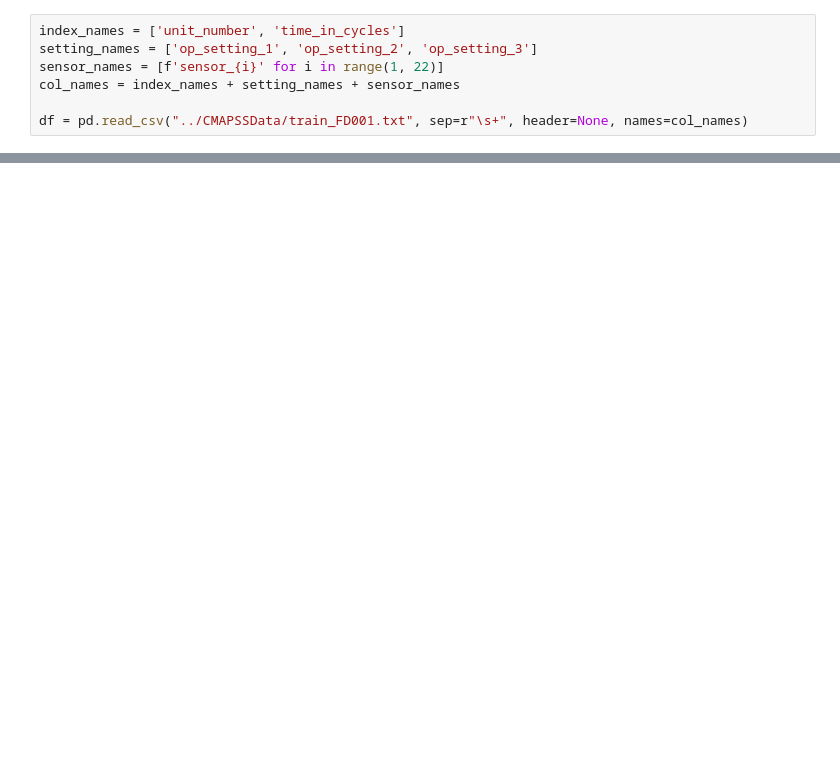
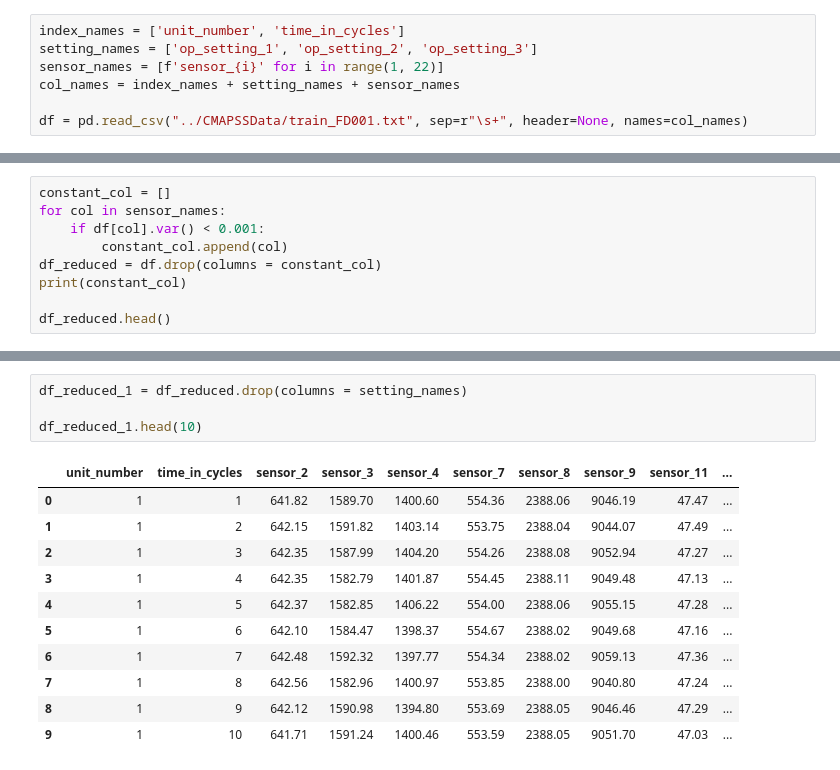
Before and after one commit to ShivaramHR/telemetry-anomaly-detector, a Jupyter notebook: Notebooks/EDA.ipynb, the cells around one changed output, grey strips where cells are left out. Drawn from its saved outputs; the diff is of its cells as text; blank space fills up the shorter version.

```diff
--- a/Notebooks/EDA.ipynb
+++ b/Notebooks/EDA.ipynb
@@ -30,0 +59,9 @@ df.drop(columns = "max_cycle")
+# %%
+constant_col = []
+for col in sensor_names:
+    if df[col].var() < 0.001:
+        constant_col.append(col)
+df_reduced = df.drop(columns = constant_col)
+print(constant_col)
+
+df_reduced.head()
@@ -30,0 +94,16 @@ df.drop(columns = "max_cycle")
+# %%
+df_reduced_1 = df_reduced.drop(columns = setting_names)
+
+df_reduced_1.head(10)
+# %% [output]
+|  | unit_number | time_in_cycles | sensor_2 | sensor_3 | sensor_4 | sensor_7 | sensor_8 | sensor_9 | sensor_11 | ... |
+| 0 | 1 | 1 | 641.82 | 1589.70 | 1400.60 | 554.36 | 2388.06 | 9046.19 | 47.47 | ... |
+| 1 | 1 | 2 | 642.15 | 1591.82 | 1403.14 | 553.75 | 2388.04 | 9044.07 | 47.49 | ... |
+| 2 | 1 | 3 | 642.35 | 1587.99 | 1404.20 | 554.26 | 2388.08 | 9052.94 | 47.27 | ... |
+| 3 | 1 | 4 | 642.35 | 1582.79 | 1401.87 | 554.45 | 2388.11 | 9049.48 | 47.13 | ... |
+| 4 | 1 | 5 | 642.37 | 1582.85 | 1406.22 | 554.00 | 2388.06 | 9055.15 | 47.28 | ... |
+| 5 | 1 | 6 | 642.10 | 1584.47 | 1398.37 | 554.67 | 2388.02 | 9049.68 | 47.16 | ... |
+| 6 | 1 | 7 | 642.48 | 1592.32 | 1397.77 | 554.34 | 2388.02 | 9059.13 | 47.36 | ... |
+| 7 | 1 | 8 | 642.56 | 1582.96 | 1400.97 | 553.85 | 2388.00 | 9040.80 | 47.24 | ... |
+| 8 | 1 | 9 | 642.12 | 1590.98 | 1394.80 | 553.69 | 2388.05 | 9046.46 | 47.29 | ... |
+| 9 | 1 | 10 | 641.71 | 1591.24 | 1400.46 | 553.59 | 2388.05 | 9051.70 | 47.03 | ... |
```
Also changed, not shown: parts of 8 cells of this notebook.
